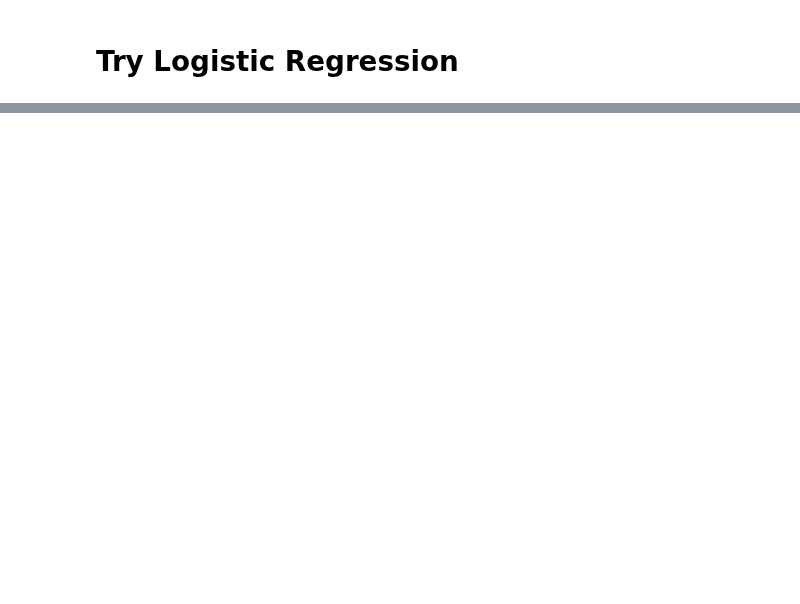
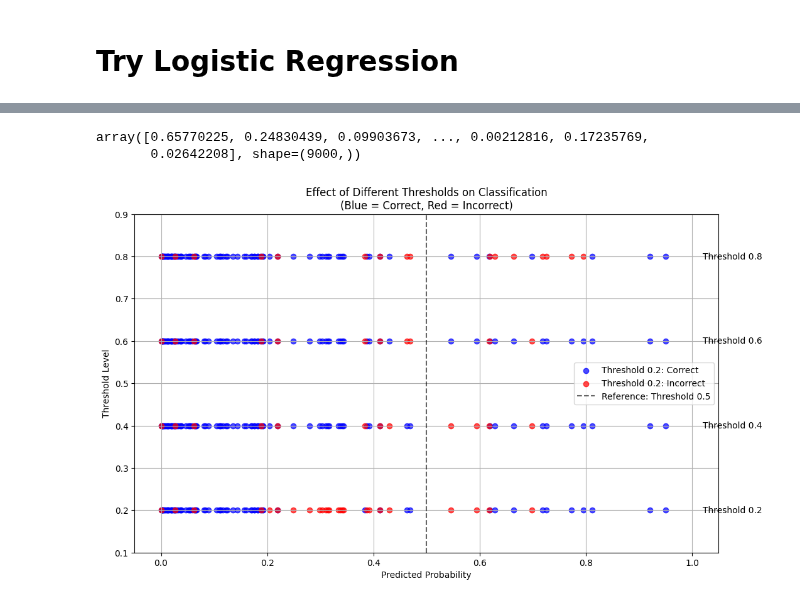
Before and after one commit to zhou1126/Marquette_teaching_finance, a Jupyter notebook: class3_loan_approval_classification.ipynb, the cells around one changed output, grey strips where cells are left out. Cells and saved outputs as stored; diff of their text form; code cells hidden in the pictures; blank space fills up the shorter version.

Commit message:
Finalized the classification codes

```diff
--- a/class3_loan_approval_classification.ipynb
+++ b/class3_loan_approval_classification.ipynb
@@ -220,4 +220,64 @@ weighted avg       0.84      0.85      0.84      9000
 Accuracy: 0.849
 AUC: 0.8712986428571429
 [figure]
+# %%
+y_pred_prob
+# %% [output]
+array([0.65770225, 0.24830439, 0.09903673, ..., 0.00212816, 0.17235769,
+       0.02642208], shape=(9000,))
+# %%
+# Ensure y_pred_prob and y_test have the same indices by pairing them
+data = np.array(list(zip(y_pred_prob, y_test)))  # Pair probabilities with actual labels
+
+# Randomly select 50 samples while keeping alignment
+np.random.seed(42)
+indices = np.random.choice(len(data), 100, replace=False)
+sampled_data = data[indices]
+
+# Extract selected probabilities and true labels
+y_pred_prob_sample = sampled_data[:, 0]  # Predicted probabilities
+y_test_sample = sampled_data[:, 1]       # True labels
+
+# Sort samples by predicted probability for better visualization
+sorted_indices = np.argsort(y_pred_prob_sample)
+y_pred_prob_sample = y_pred_prob_sample[sorted_indices]
+y_test_sample = y_test_sample[sorted_indices]
+
+# Define multiple thresholds
+thresholds = [0.2, 0.4, 0.6, 0.8]
+
+plt.figure(figsize=(12, 7))
+
+for i, threshold in enumerate(thresholds):
+    # Convert probabilities to classifications based on the threshold
+    y_pred = (y_pred_prob_sample >= threshold).astype(int)
+
+    # Identify correct (blue) and incorrect (red) classifications
+    correct = y_pred == y_test_sample
+    incorrect = ~correct
+
+    # Plot correct (blue) and incorrect (red) predictions for this threshold
+    plt.scatter(y_pred_prob_sample[correct], [threshold] * sum(correct),
+                color='blue', label=f'Threshold {threshold:.1f}: Correct' if i == 0 else "", alpha=0.7)
+    plt.scatter(y_pred_prob_sample[incorrect], [threshold] * sum(incorrect),
+                color='red', label=f'Threshold {threshold:.1f}: Incorrect' if i == 0 else "", alpha=0.7)
+
+    # Add text labels to indicate threshold levels
+    plt.text(1.02, threshold, f'Threshold {threshold:.1f}', verticalalignment='center', fontsize=10)
+
+# Add reference line for standard threshold (0.5)
+plt.axvline(0.5, color='black', linestyle='--', alpha=0.6, label="Reference: Threshold 0.5")
+
+# Formatting
+plt.xlabel("Predicted Probability")
+plt.ylabel("Threshold Level")
+plt.title("Effect of Different Thresholds on Classification\n(Blue = Correct, Red = Incorrect)")
+plt.legend()
+plt.grid(True)
+plt.xlim(-0.05, 1.05)  # Ensure x-axis is fully visible
+plt.ylim(0.1, 0.9)  # Slightly adjust y-axis for spacing
+
+plt.show()
+# %% [output]
+[figure, added]
 # %%
```
Also changed, not shown: parts of 4 cells of this notebook.
